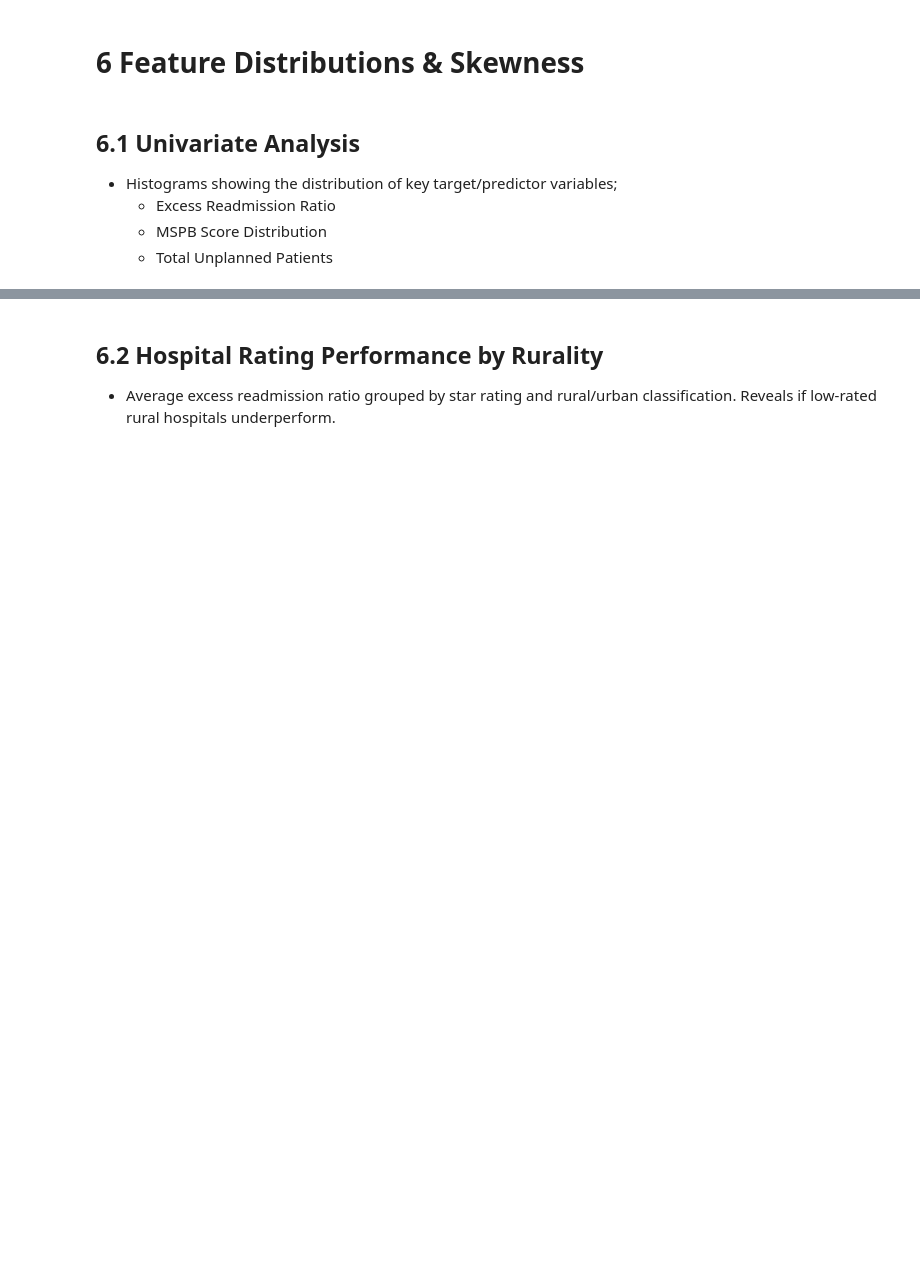
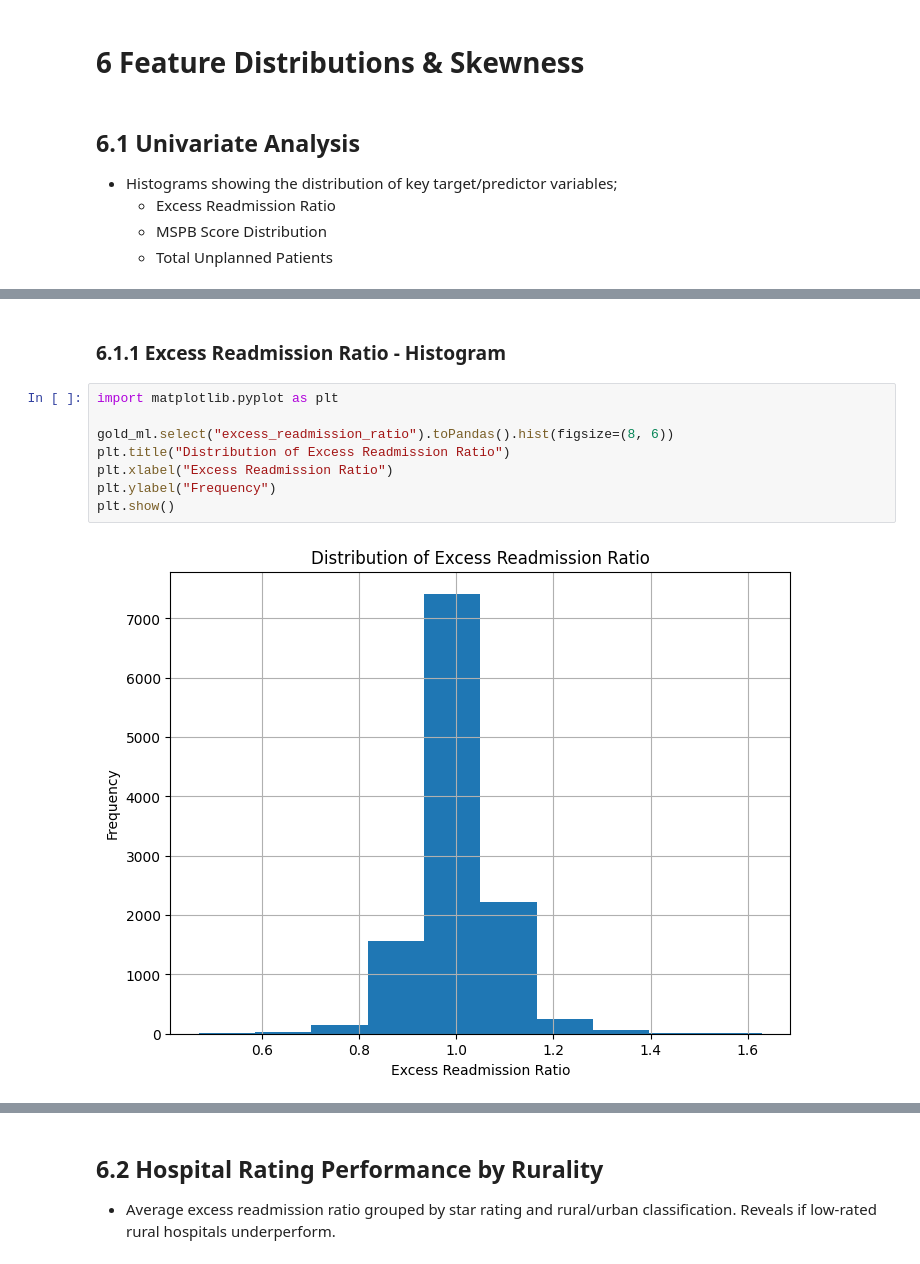
Before and after one commit to mcomertg/cms-hospital-lakehouse, a Jupyter notebook: notebooks/00_eda_demo.ipynb, the cells around one changed output, grey strips where cells are left out. Saved outputs shown, nothing was run; the diff lists cells and outputs as text; blank space fills up the shorter version.

```diff
--- a/notebooks/00_eda_demo.ipynb
+++ b/notebooks/00_eda_demo.ipynb
@@ -566,0 +497,12 @@ Databricks visualization. Run in Databricks to view.
+# %% [markdown]
+### 6.1.1 Excess Readmission Ratio - Histogram
+# %%
+import matplotlib.pyplot as plt
+
+gold_ml.select("excess_readmission_ratio").toPandas().hist(figsize=(8, 6))
+plt.title("Distribution of Excess Readmission Ratio")
+plt.xlabel("Excess Readmission Ratio")
+plt.ylabel("Frequency")
+plt.show()
+# %% [output]
+[figure, added]
```
Also changed, not shown: parts of 9 cells of this notebook.
